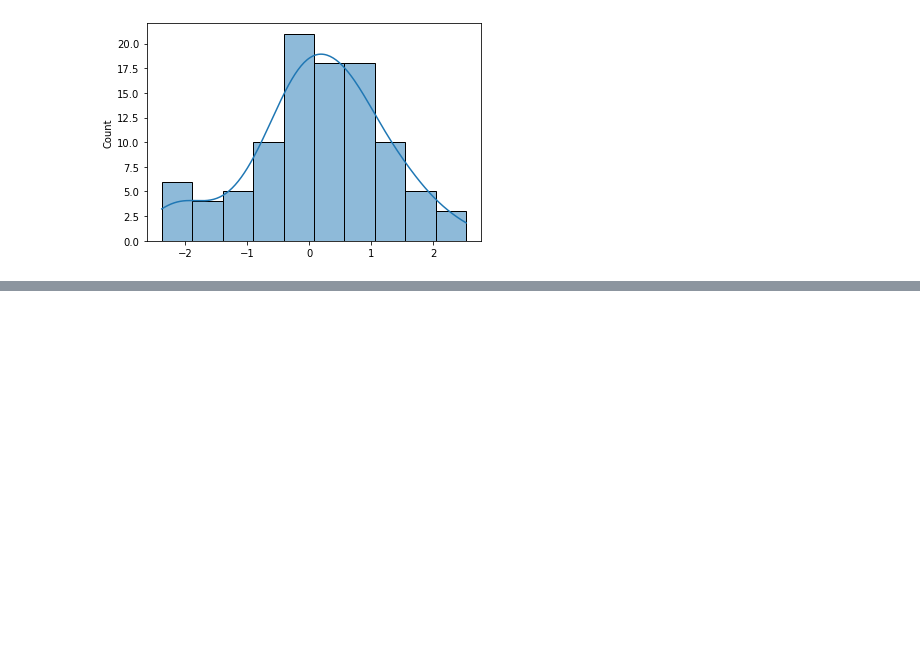
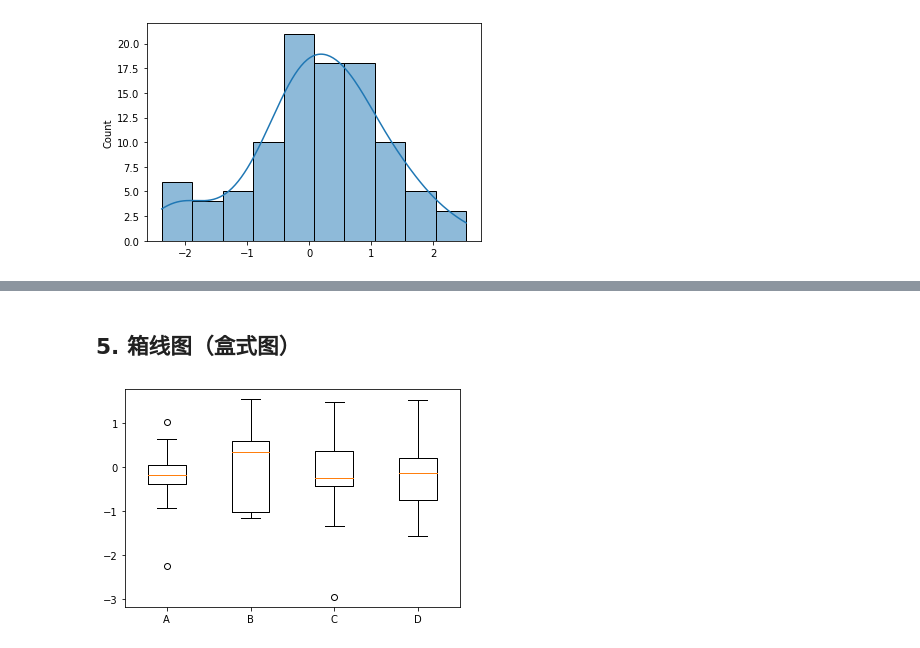
Before and after one commit to binblee/da, a Jupyter notebook: visualization/play.ipynb, the cells around one changed output, grey strips where cells are left out. Saved outputs shown, nothing was run; the diff lists cells and outputs as text; code cells hidden in the pictures; blank space fills up the shorter version.

```diff
--- a/visualization/play.ipynb
+++ b/visualization/play.ipynb
@@ -71,0 +91,9 @@ plt.show()
+# %% [markdown]
+## 5. 箱线图（盒式图）
+# %%
+data = np.random.normal(size=(10,4))
+labels = ['A', 'B', 'C', 'D']
+plt.boxplot(data, labels=labels)
+plt.show()
+# %% [output]
+[figure, added]
```
Also changed, not shown: parts of 13 cells of this notebook.
